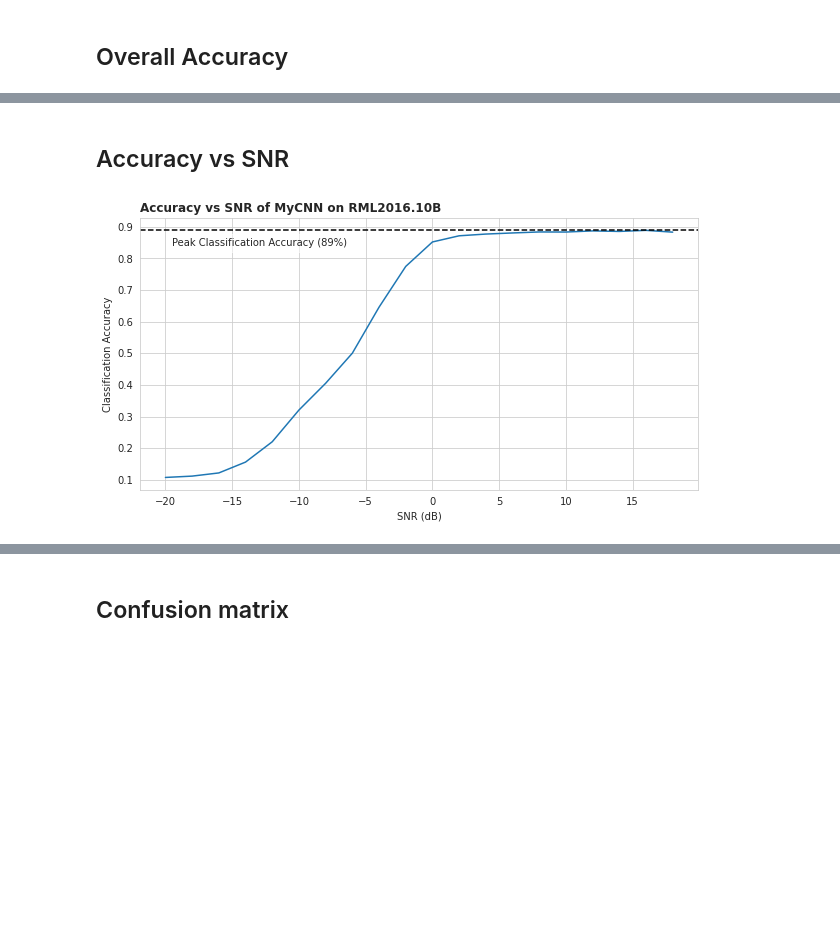
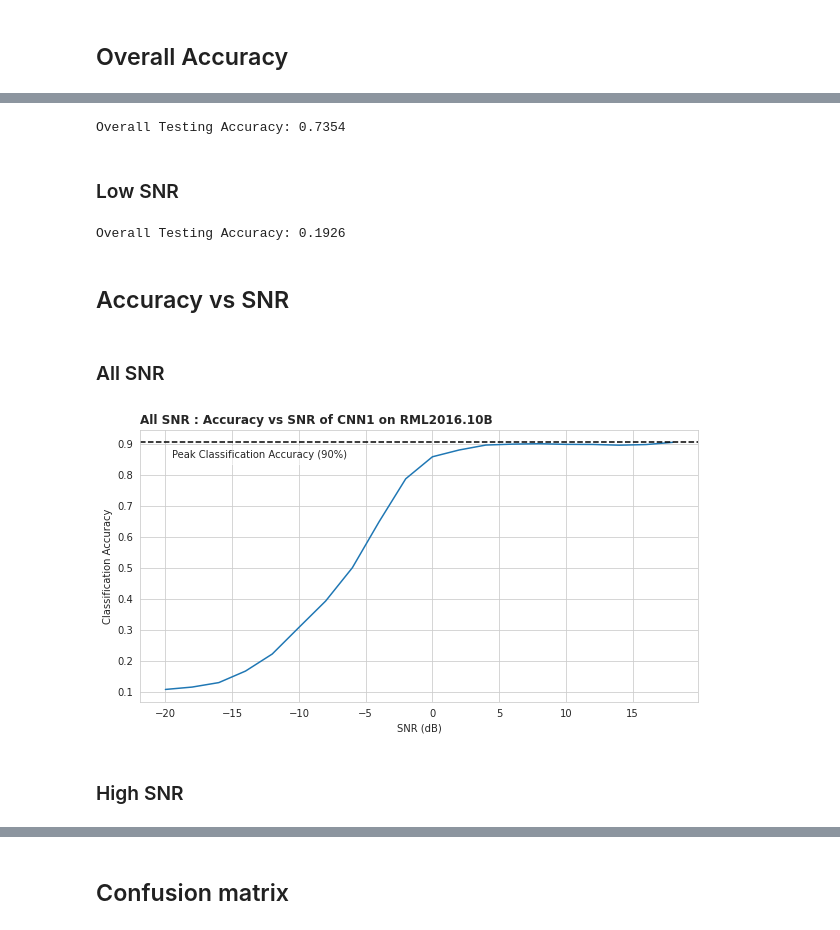
Before and after one commit to YairYarden/DeepCascadingAMC, a Jupyter notebook: Ex1.ipynb, the cells around one changed output, grey strips where cells are left out. Saved outputs shown, nothing was run; the diff lists cells and outputs as text; code cells hidden in the pictures; blank space fills up the shorter version.

```diff
--- a/Ex1.ipynb
+++ b/Ex1.ipynb
@@ -418,8 +490,8 @@ On Epoch 5 the training loss was 0.8002666027367
 # %%
-title = "Training Results of {model_name} on {dataset_name}".format(model_name="MyCNN", dataset_name="RML2016.10B")
-fig = plot_convergence(train_loss=train_loss, val_loss=val_loss, title=title)
+title = "All SNR : Training Results of {model_name} on {dataset_name}".format(model_name="CNN1", dataset_name="RML2016.10B")
+fig = plot_convergence(train_loss=train_loss_allSNR, val_loss=val_loss_allSNR, title=title)
 if fig_dir is not None:
-    file_path = "{fig_dir}/training_loss.pdf"
+    file_path = "{fig_dir}/allSNR_training_loss.pdf"
     print("Saving Figure -> {file_path}".format(file_path=file_path))
     fig.savefig(file_path, format="pdf", transparent=True)
 plt.show()
@@ -427,0 +502,8 @@ plt.show()
+# %%
+title = "High SNR : Training Results of {model_name} on {dataset_name}".format(model_name="CNN1", dataset_name="RML2016.10B")
+fig = plot_convergence(train_loss=train_loss_highSNR, val_loss=val_loss_highSNR, title=title)
+if fig_dir is not None:
+    file_path = "{fig_dir}/highSNR_training_loss.pdf"
+    print("Saving Figure -> {file_path}".format(file_path=file_path))
+    fig.savefig(file_path, format="pdf", transparent=True)
+plt.show()
@@ -427,0 +514,8 @@ plt.show()
+# %%
+title = "Medium SNR : Training Results of {model_name} on {dataset_name}".format(model_name="CNN1", dataset_name="RML2016.10B")
+fig = plot_convergence(train_loss=train_loss_medSNR, val_loss=val_loss_medSNR, title=title)
+if fig_dir is not None:
+    file_path = "{fig_dir}/medSNR_training_loss.pdf"
+    print("Saving Figure -> {file_path}".format(file_path=file_path))
+    fig.savefig(file_path, format="pdf", transparent=True)
+plt.show()
@@ -427,0 +526,8 @@ plt.show()
+# %%
+title = "Low SNR : Training Results of {model_name} on {dataset_name}".format(model_name="CNN1", dataset_name="RML2016.10B")
+fig = plot_convergence(train_loss=train_loss_lowSNR, val_loss=val_loss_lowSNR, title=title)
+if fig_dir is not None:
+    file_path = "{fig_dir}/lowSNR_training_loss.pdf"
+    print("Saving Figure -> {file_path}".format(file_path=file_path))
+    fig.savefig(file_path, format="pdf", transparent=True)
+plt.show()
@@ -461,17 +590,33 @@ Overall Testing Accuracy: 0.6076
+# %%
+acc = compute_accuracy(model=model_medSNR, data=test_med_snr, le=le)
+print("Overall Testing Accuracy: {:.4f}".format(acc))
+# %% [output]
+Overall Testing Accuracy: 0.7354
+# %% [markdown]
+### Low SNR
+# %%
+acc = compute_accuracy(model=model_lowSNR, data=test_low_snr, le=le)
+print("Overall Testing Accuracy: {:.4f}".format(acc))
+# %% [output]
+Overall Testing Accuracy: 0.1926
 # %% [markdown]
 ## Accuracy vs SNR
+# %% [markdown]
+### All SNR
 # %%
-acc_vs_snr, snr = compute_accuracy_on_cross_sections(model=model,
+acc_vs_snr, snr = compute_accuracy_on_cross_sections(model=model_allSNR,
                                                      data=test,
                                                      le=le,
                                                      column="SNR")
 
-title = "Accuracy vs SNR of {model_name} on {dataset_name}".format(model_name="MyCNN", dataset_name="RML2016.10B")
+title = "All SNR : Accuracy vs SNR of {model_name} on {dataset_name}".format(model_name="CNN1", dataset_name="RML2016.10B")
 fig = plot_acc_vs_snr(acc_vs_snr=acc_vs_snr, snr=snr, title=title)
 if fig_dir is not None:
     file_path = "{fig_dir}/acc_vs_snr.pdf"
     print("Saving Figure -> {file_path}".format(file_path=file_path))
     fig.savefig(file_path, format="pdf", transparent=True)
 plt.show()
 # %% [output]
-[figure, old version]
+[figure, new version]
+# %% [markdown]
+### High SNR
```
Also changed, not shown: parts of 44 cells of this notebook.
